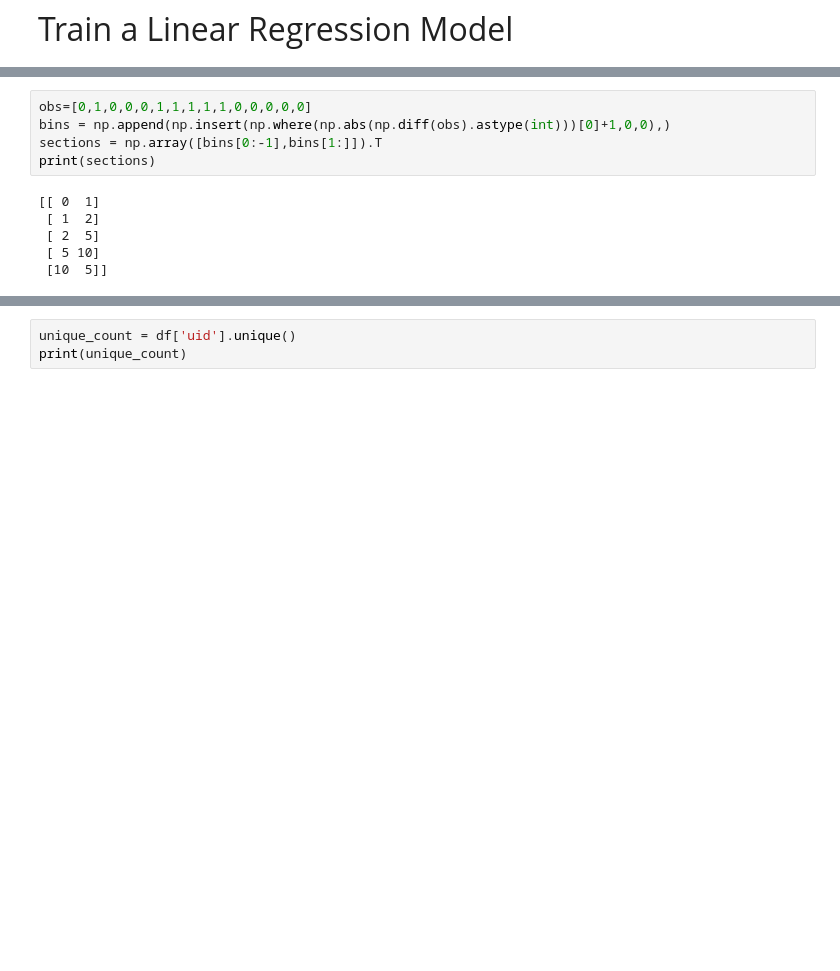
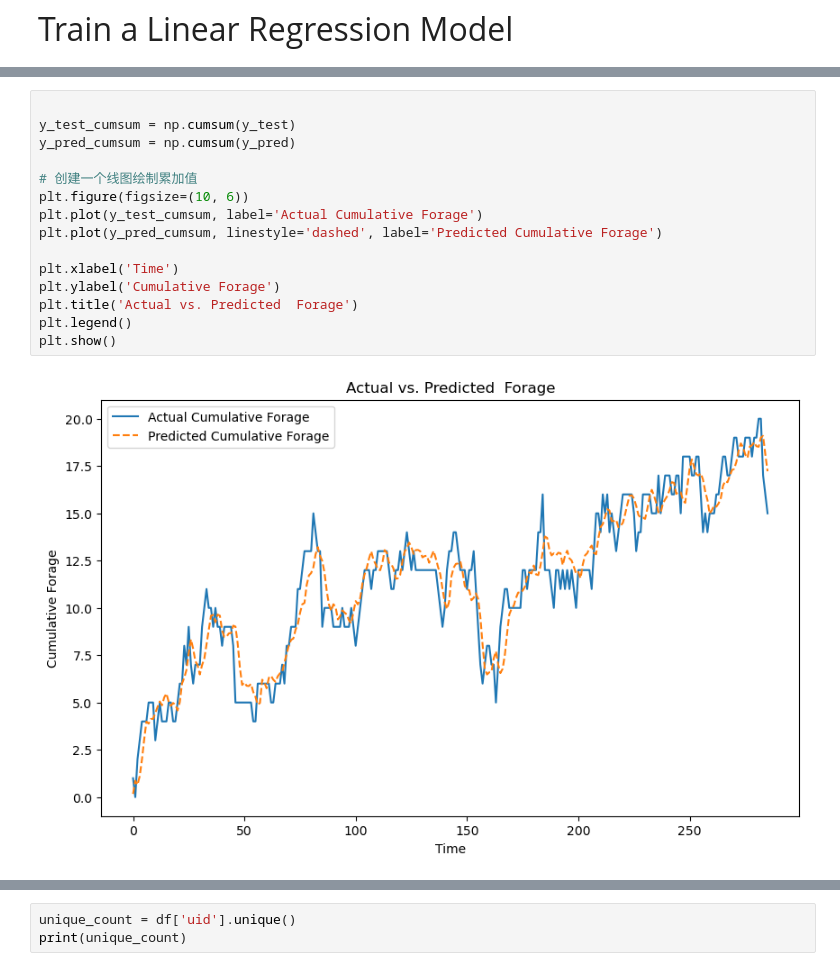
Before and after one commit to Collective-Logic-Lab/honey-bee-behavior, a Jupyter notebook: foraging_model/preliminary-analysis-2023.ipynb, the cells around one changed output, grey strips where cells are left out. Drawn from its saved outputs; the diff is of its cells as text; blank space fills up the shorter version.

```diff
--- a/foraging_model/preliminary-analysis-2023.ipynb
+++ b/foraging_model/preliminary-analysis-2023.ipynb
@@ -224,11 +220,17 @@ plt.show()
-# %%
-obs=[0,1,0,0,0,1,1,1,1,1,0,0,0,0,0]
-bins = np.append(np.insert(np.where(np.abs(np.diff(obs).astype(int)))[0]+1,0,0),)
-sections = np.array([bins[0:-1],bins[1:]]).T
-print(sections)
-# %% [output]
-[[ 0  1]
- [ 1  2]
- [ 2  5]
- [ 5 10]
- [10  5]]
+# %%
+
+y_test_cumsum = np.cumsum(y_test)
+y_pred_cumsum = np.cumsum(y_pred)
+
+# 创建一个线图绘制累加值
+plt.figure(figsize=(10, 6))
+plt.plot(y_test_cumsum, label='Actual Cumulative Forage')
+plt.plot(y_pred_cumsum, linestyle='dashed', label='Predicted Cumulative Forage')
+
+plt.xlabel('Time')
+plt.ylabel('Cumulative Forage')
+plt.title('Actual vs. Predicted  Forage')
+plt.legend()
+plt.show()
+# %% [output]
+[figure, added]
```
Also changed, not shown: parts of 29 cells of this notebook.
